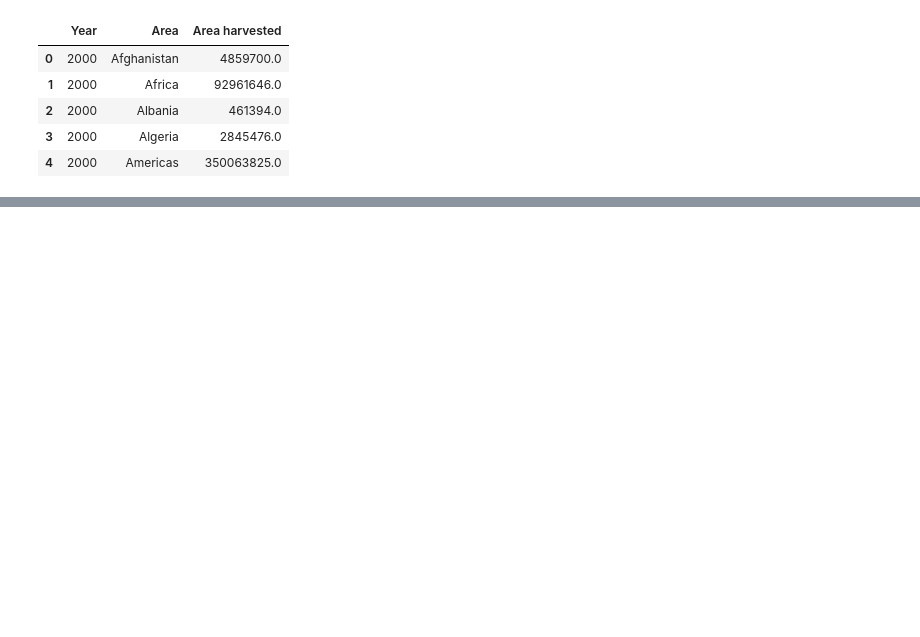
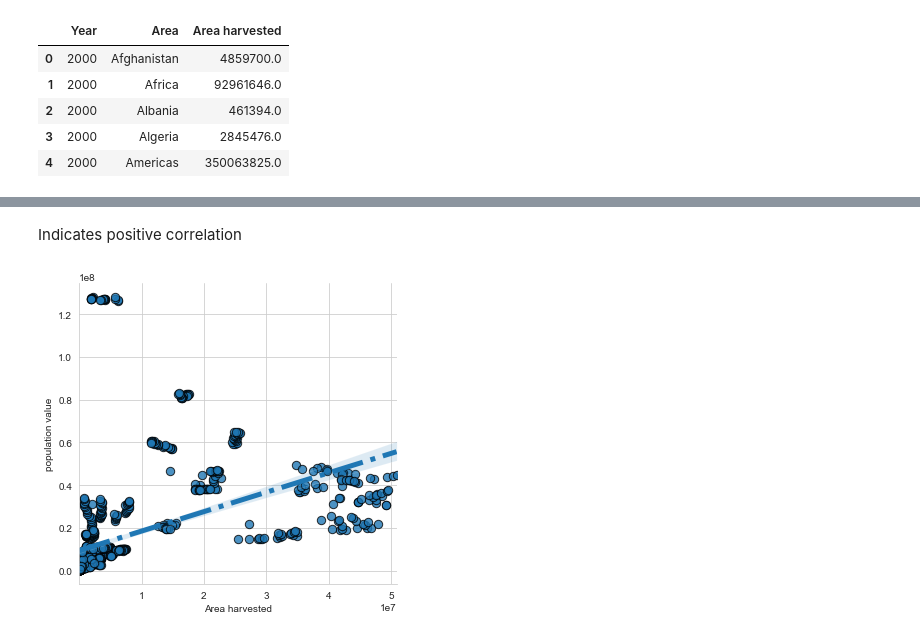
Before and after one commit to BoSuto/Specialist-Certificate-in-Data-Analytics-Essential-Jan-2023, a Jupyter notebook: Project_May_2023.ipynb, the cells around one changed output, grey strips where cells are left out. Saved outputs shown, nothing was run; the diff lists cells and outputs as text; code cells hidden in the pictures; blank space fills up the shorter version.

```diff
--- a/Project_May_2023.ipynb
+++ b/Project_May_2023.ipynb
@@ -733,0 +684,10 @@ Notes:
+# %% [markdown]
+Indicates positive correlation
+# %%
+sns.lmplot(x='Area harvested',y='population value', scatter_kws={'s':70, 'edgecolor':'black'}, line_kws={'lw':5, 'ls':'-.'},data = final_df_filtered)
+plt.xlabel('Area harvested')
+plt.ylabel('population value')
+
+plt.show()
+# %% [output]
+[figure, added]
```
Also changed, not shown: parts of 60 cells of this notebook.
